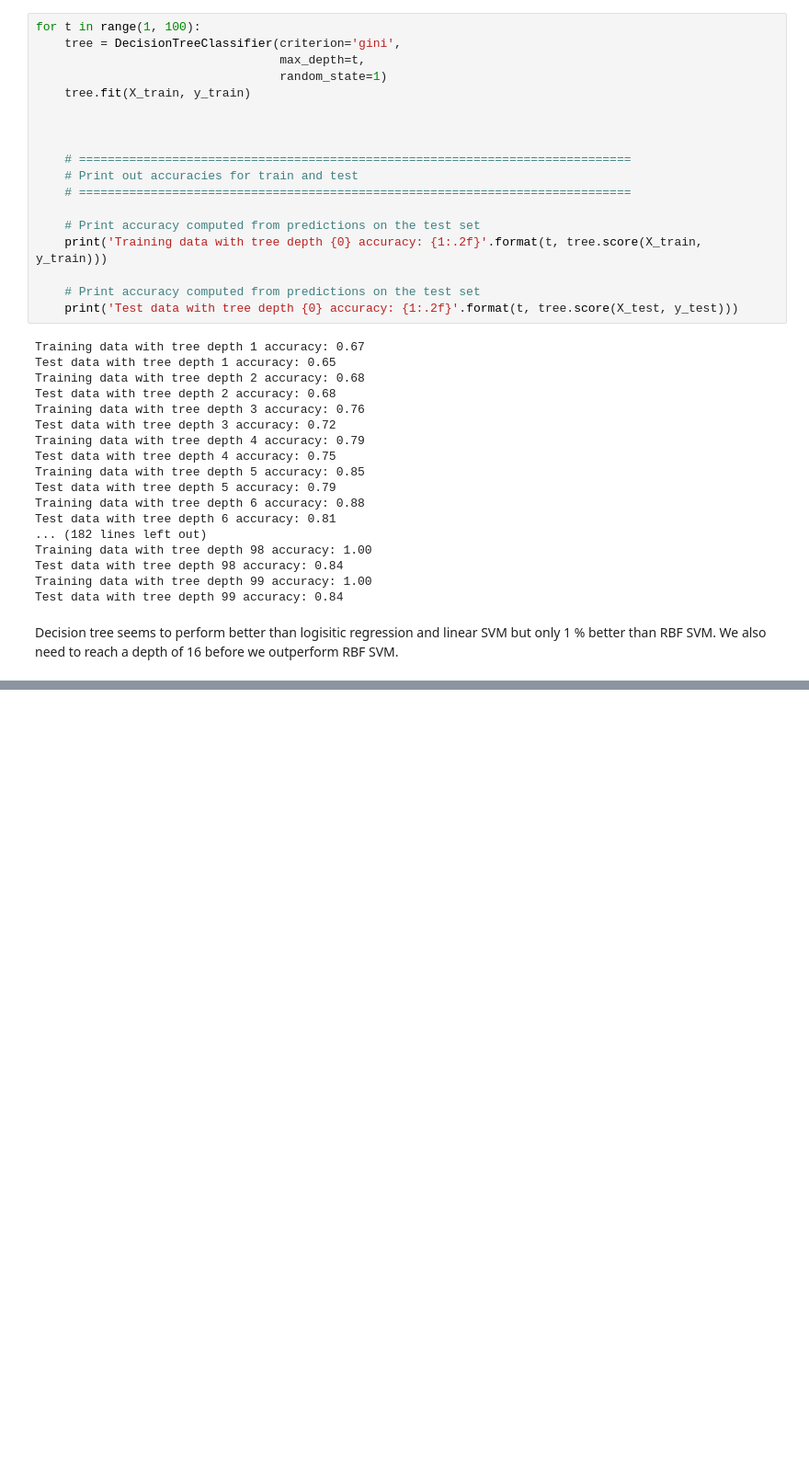
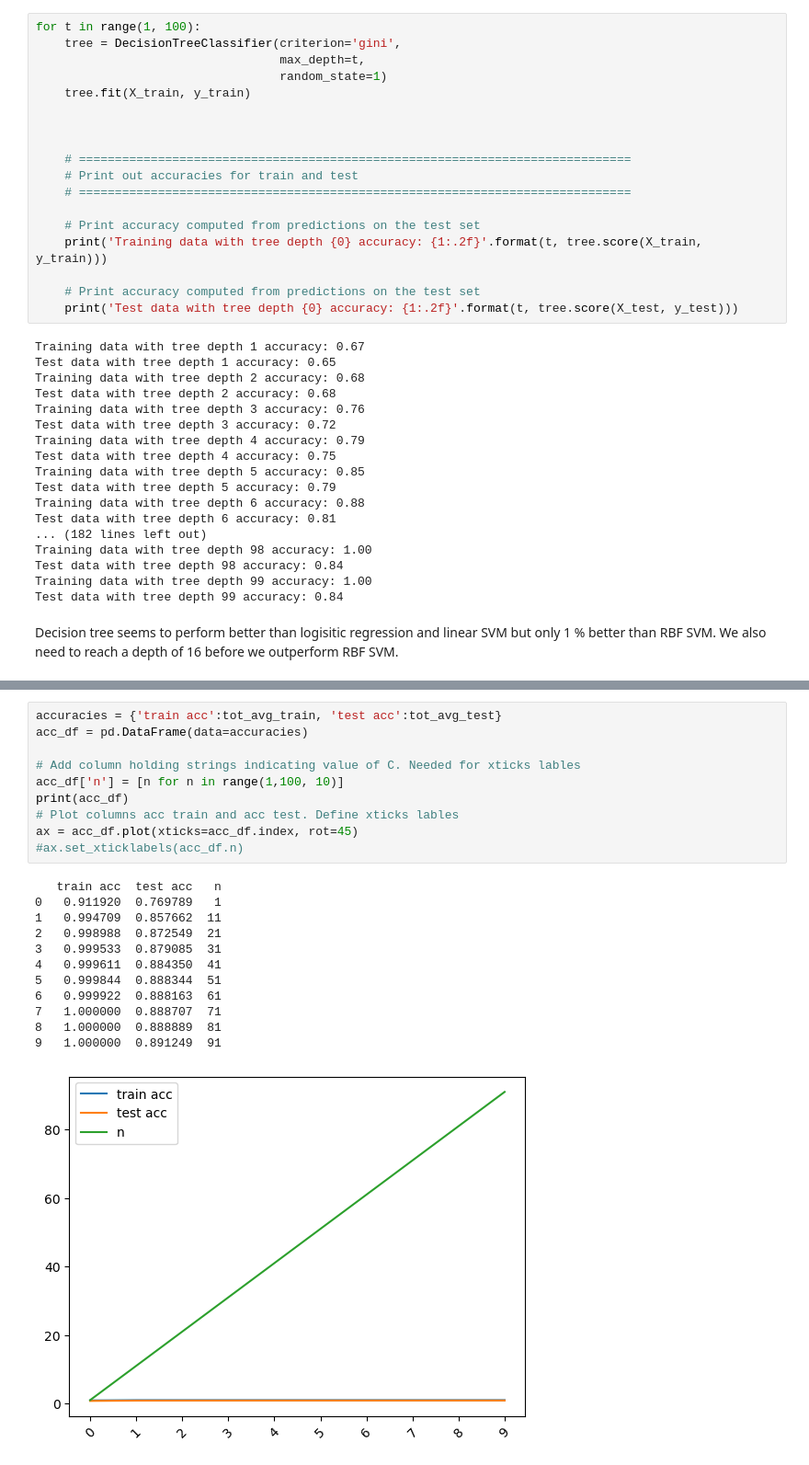
Before and after one commit to noramik/DAT200-V23, a Jupyter notebook: CA3/CA3.ipynb, the cells around one changed output, grey strips where cells are left out. Shown at 92% size. Saved outputs shown, nothing was run; the diff lists cells and outputs as text; blank space fills up the shorter version.

```diff
--- a/CA3/CA3.ipynb
+++ b/CA3/CA3.ipynb
@@ -405,0 +417,23 @@ Decision tree seems to perform better than logisitic regression and linear SVM b
+# %%
+accuracies = {'train acc':tot_avg_train, 'test acc':tot_avg_test}
+acc_df = pd.DataFrame(data=accuracies)
+
+# Add column holding strings indicating value of C. Needed for xticks lables
+acc_df['n'] = [n for n in range(1,100, 10)]
+print(acc_df)
+# Plot columns acc train and acc test. Define xticks lables
+ax = acc_df.plot(xticks=acc_df.index, rot=45)
+#ax.set_xticklabels(acc_df.n)
+# %% [output]
+   train acc  test acc   n
+0   0.911920  0.769789   1
+1   0.994709  0.857662  11
+2   0.998988  0.872549  21
+3   0.999533  0.879085  31
+4   0.999611  0.884350  41
+5   0.999844  0.888344  51
+6   0.999922  0.888163  61
+7   1.000000  0.888707  71
+8   1.000000  0.888889  81
+9   1.000000  0.891249  91
+[figure, added]
```
Also changed, not shown: parts of 20 cells of this notebook.
